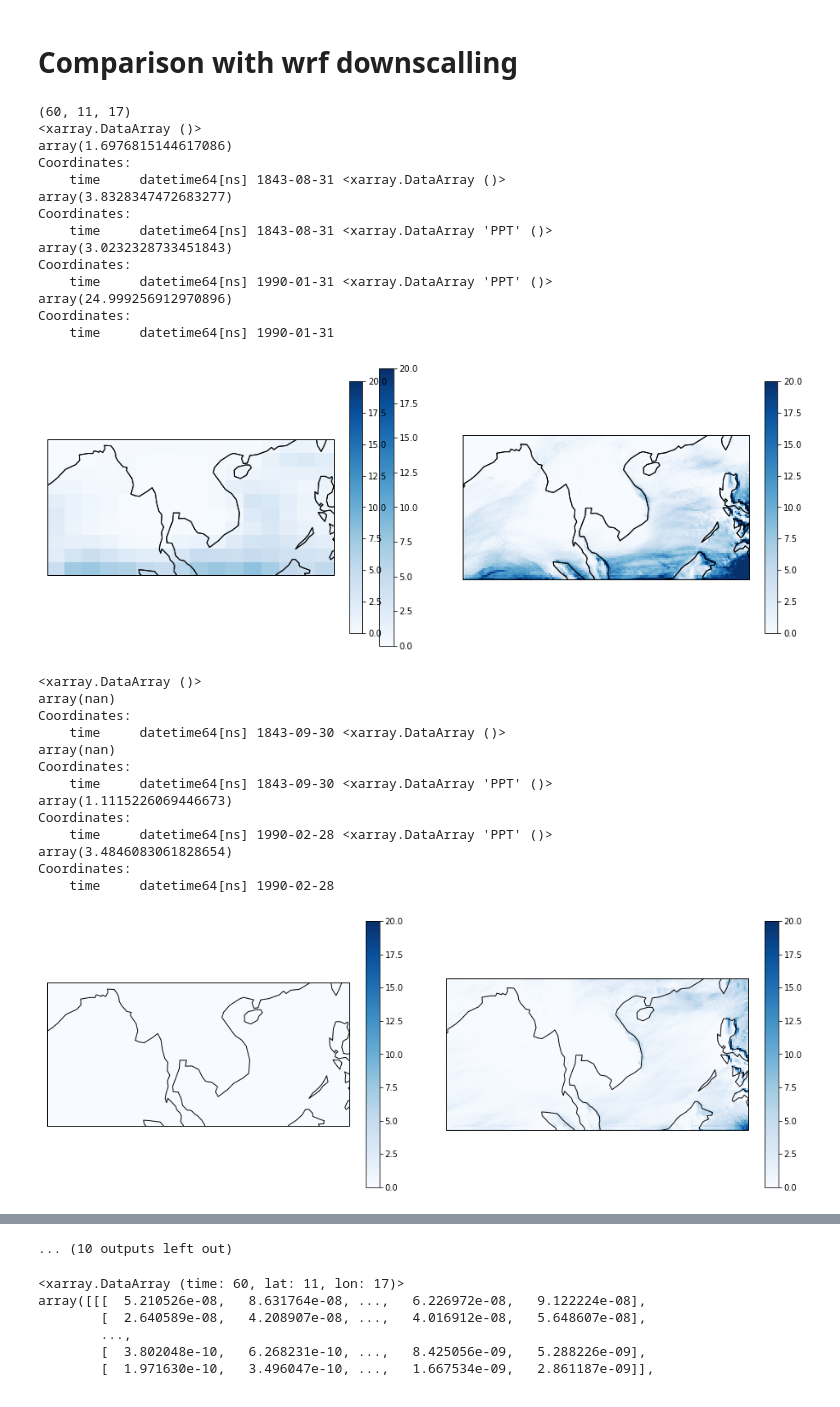
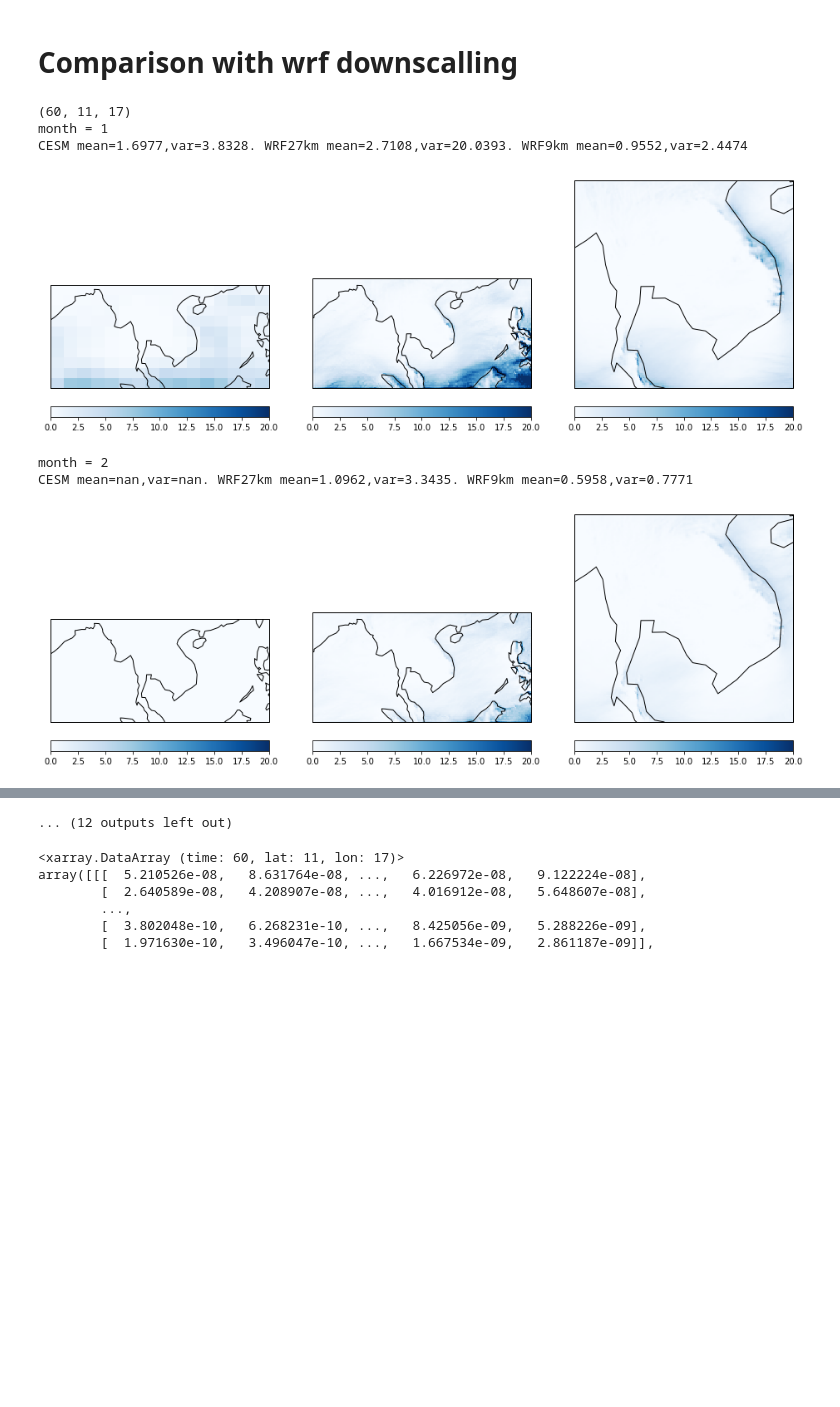
Before and after one commit to likkhian/principia, a Jupyter notebook: cesm_output_regional_analysis.ipynb, the cells around one changed output, grey strips where cells are left out. Saved outputs shown, nothing was run; the diff lists cells and outputs as text; code cells hidden in the pictures; blank space fills up the shorter version.

Commit message:
updated plots 15570793                     2 files

```diff
--- a/cesm_output_regional_analysis.ipynb
+++ b/cesm_output_regional_analysis.ipynb
@@ -160,58 +160,48 @@ plt.show()
 # Comparison with wrf downscalling
 # %%
 plt.rcParams["figure.figsize"] = 16,8
-wrfout=xr.open_dataset('../cesm_output_convert/analysis/downscale_results/wrfpost_run_2000_03_d01.nc')
+wrfout=xr.open_dataset('../cesm_output_convert/analysis/downscale_results/wrfpost_run2d_2000_d01.nc')
+wrfout2=xr.open_dataset('../cesm_output_convert/analysis/downscale_results/wrfpost_run2d_2000_d02.nc')
 wrfppt=wrfout.PPT.resample('1M',dim='time',how='mean')
+wrfppt2=wrfout2.PPT.resample('1M',dim='time',how='mean')
 cesmpptout=pptcu2k.PRECC[89*12:94*12]+pptcl2k.PRECL[89*12:94*12]
 timess=pd.period_range('0090-01-01', '0094-12-01', freq='M').to_timestamp()
 cesmpptoutput = xr.DataArray(cesmpptout, coords=[timess, cesmpptout.coords['lat'],cesmpptout.coords['lon']], dims=['time', 'lat','lon'])
 cesmppt=cesmpptoutput.resample('1M',dim='time',how='mean')
 print(np.shape(cesmppt))
-for tt in range(0,11):
+for tt in range(0,12):
+    print('month = '+str(tt+1))
     plt.figure(tt)
-    ax1=plt.subplot(1,2,1,projection=ccrs.PlateCarree())
+    ax1=plt.subplot(1,3,1,projection=ccrs.PlateCarree())
     ax1.pcolor(lons, lats,cesmppt[tt,:,:]*units,vmin=0,vmax=20,cmap='Blues')
     ax1.coastlines()
     cmap = plt.get_cmap('Blues')
     sm = plt.cm.ScalarMappable(cmap=cmap,norm=matplotlib.colors.Normalize(vmin=0, vmax=20))
     sm._A = []
-    plt.colorbar(sm,ax=ax1,fraction=0.04, pad=0.05)
-    ax2=plt.subplot(1,2,2,projection=ccrs.PlateCarree())
+    plt.colorbar(sm,ax=ax1,fraction=0.04, pad=0.05, orientation='horizontal')
+    ax2=plt.subplot(1,3,2,projection=ccrs.PlateCarree())
     ax2.pcolor(wrfout.lon,wrfout.lat,wrfppt[tt,:,:],vmin=0,vmax=20,cmap='Blues')
     ax2.coastlines()
     cmap = plt.get_cmap('Blues')
     sm = plt.cm.ScalarMappable(cmap=cmap,norm=matplotlib.colors.Normalize(vmin=0, vmax=20))
     sm._A = []
-    plt.colorbar(sm,ax=ax2,fraction=0.04, pad=0.05)
-    print(np.mean(cesmppt[tt,:,:]*units),np.var(cesmppt[tt,:,:]*units),np.mean(wrfppt[tt,:,:]),np.var(wrfppt[tt,:,:]))
+    plt.colorbar(sm,ax=ax2,fraction=0.04, pad=0.05, orientation='horizontal')
+    ax3=plt.subplot(1,3,3,projection=ccrs.PlateCarree())
+    ax3.pcolor(wrfout2.lon,wrfout2.lat,wrfppt2[tt,:,:],vmin=0,vmax=20,cmap='Blues')
+    ax3.coastlines()
+    cmap = plt.get_cmap('Blues')
+    sm = plt.cm.ScalarMappable(cmap=cmap,norm=matplotlib.colors.Normalize(vmin=0, vmax=20))
+    sm._A = []
+    plt.colorbar(sm,ax=ax3,fraction=0.04, pad=0.05, orientation='horizontal')
+    print('CESM mean={:.4f},var={:.4f}. WRF27km mean={:.4f},var={:.4f}. WRF9km mean={:.4f},var={:.4f}'.format \
+          (float(np.mean(cesmppt[tt,:,:]*units)),float(np.var(cesmppt[tt,:,:]*units)),float(np.mean(wrfppt[tt,:,:])), \
+           float(np.var(wrfppt[tt,:,:])),float(np.mean(wrfppt2[tt,:,:])),float(np.var(wrfppt2[tt,:,:]))))
     plt.show()
 # %% [output]
 (60, 11, 17)
-<xarray.DataArray ()>
-array(1.6976815144617086)
-Coordinates:
-    time     datetime64[ns] 1843-08-31 <xarray.DataArray ()>
-array(3.8328347472683277)
-Coordinates:
-    time     datetime64[ns] 1843-08-31 <xarray.DataArray 'PPT' ()>
-array(3.0232328733451843)
-Coordinates:
-    time     datetime64[ns] 1990-01-31 <xarray.DataArray 'PPT' ()>
-array(24.999256912970896)
-Coordinates:
-    time     datetime64[ns] 1990-01-31
+month = 1
+CESM mean=1.6977,var=3.8328. WRF27km mean=2.7108,var=20.0393. WRF9km mean=0.9552,var=2.4474
-[figure, old version]
+[figure, new version]
-<xarray.DataArray ()>
-array(nan)
-Coordinates:
-    time     datetime64[ns] 1843-09-30 <xarray.DataArray ()>
-array(nan)
-Coordinates:
-    time     datetime64[ns] 1843-09-30 <xarray.DataArray 'PPT' ()>
-array(1.1115226069446673)
-Coordinates:
-    time     datetime64[ns] 1990-02-28 <xarray.DataArray 'PPT' ()>
-array(3.4846083061828654)
-Coordinates:
-    time     datetime64[ns] 1990-02-28
+month = 2
+CESM mean=nan,var=nan. WRF27km mean=1.0962,var=3.3435. WRF9km mean=0.5958,var=0.7771
-[figure, old version]
+[figure, new version]
@@ -274,4 +220,4 @@ Coordinates:
-... (10 outputs left out)
+... (12 outputs left out)
 # %%
 
 print(cesmpptout)
```
Also changed, not shown: parts of 4 cells of this notebook.
